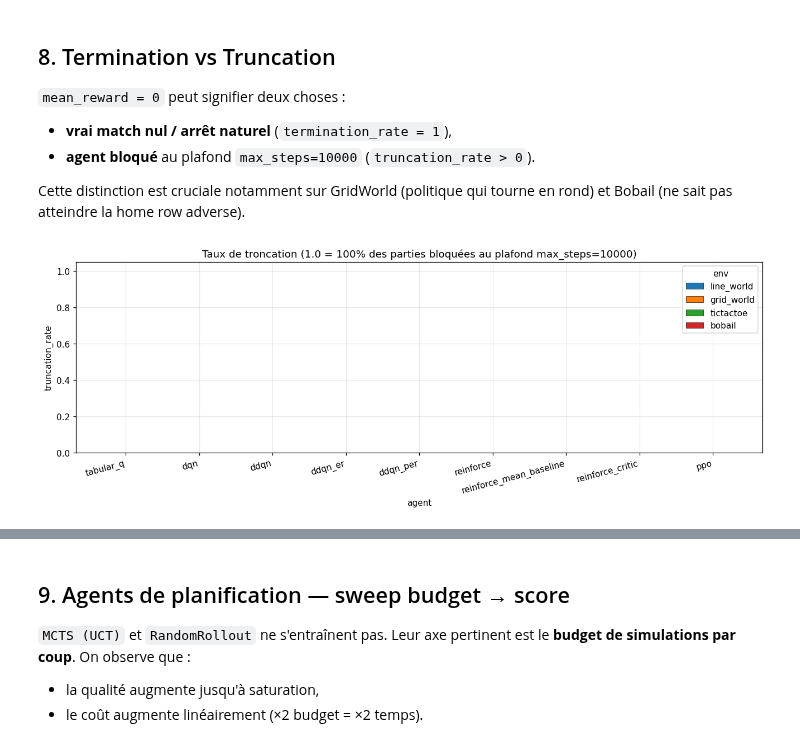
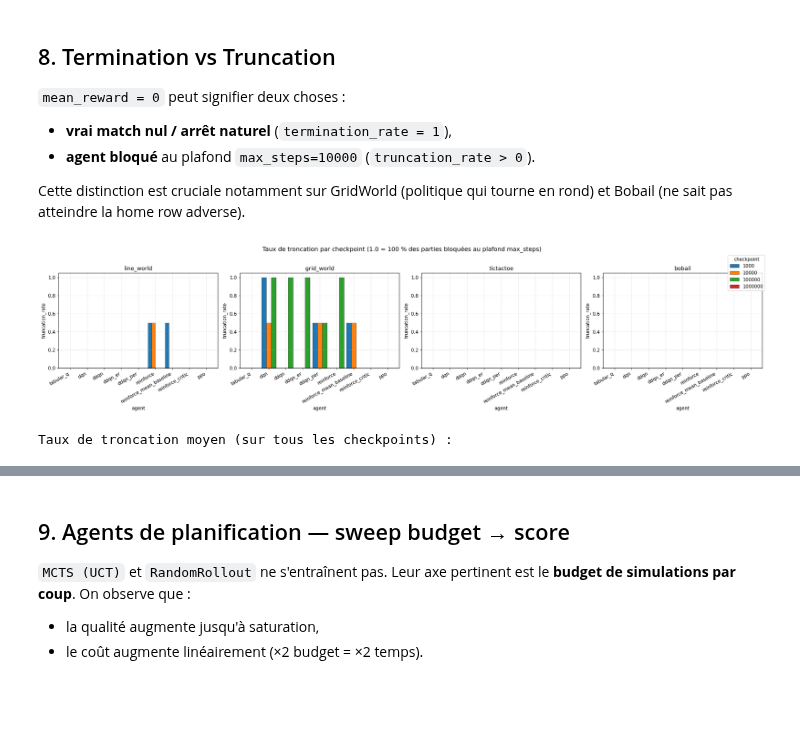
Before and after one commit to brandthn/reinforcement-learning-gameplay-esgi, a Jupyter notebook: notebooks/rapport_final.ipynb, the cells around one changed output, grey strips where cells are left out. Drawn from its saved outputs; the diff is of its cells as text; code cells hidden in the pictures; blank space fills up the shorter version.

Commit message:
eval: final-report v2 + report / env v2

```diff
--- a/notebooks/rapport_final.ipynb
+++ b/notebooks/rapport_final.ipynb
@@ -432,7 +337,8 @@ for env in [e for e in ADVERSARIAL_ENVS if e in df_eval["env"].unique()]:
         continue
     # Best per agent (sur win_rate)
     best = sub.sort_values("win_rate", ascending=False).groupby("agent", as_index=False).head(1)
-    best = best.set_index("agent").reindex([a for a in LEARNING_AGENTS if a in best.index])
+    best = best.set_index("agent")
+    best = best.reindex([a for a in LEARNING_AGENTS if a in best.index])
 
     fig, ax = plt.subplots(figsize=(10, 4.5))
     ax.bar(best.index, best["win_rate"], color="#4CAF50", label="win", edgecolor="black")
@@ -593,30 +517,58 @@ Cette distinction est cruciale notamment sur GridWorld (politique qui tourne en
 # %%
 rows = []
 for env in ENV_LIST:
-    sub = df_eval[df_eval["env"] == env].dropna(subset=["termination_rate"])
-    for agent in [a for a in LEARNING_AGENTS if a in sub["agent"].unique()]:
-        best = sub[sub["agent"] == agent].sort_values(
-            "mean_reward", ascending=False).iloc[0]
-        rows.append({"env": env, "agent": agent,
-                     "termination_rate": best["termination_rate"],
-                     "truncation_rate": 1.0 - best["termination_rate"]})
+    agg = aggregate_at_checkpoints(df_eval, env)
+    if agg.empty:
+        continue
+    agg = agg.dropna(subset=["termination_rate"])
+    for _, row in agg.iterrows():
+        rows.append({
+            "env": env,
+            "agent": row["agent"],
+            "checkpoint": int(row["checkpoint"]),
+            "truncation_rate": 1.0 - row["termination_rate"],
+        })
 
 term_df = pd.DataFrame(rows)
-pivot_trunc = term_df.pivot(index="agent", columns="env", values="truncation_rate")
-pivot_trunc = pivot_trunc.reindex(index=[a for a in LEARNING_AGENTS if a in pivot_trunc.index],
-                                   columns=[e for e in ENV_LIST if e in pivot_trunc.columns])
-fig, ax = plt.subplots(figsize=(12, 4.5))
-pivot_trunc.plot(kind="bar", ax=ax, edgecolor="black", linewidth=0.4, width=0.85)
-ax.set_ylabel("truncation_rate")
-ax.set_ylim(0, 1.05)
-ax.set_title("Taux de troncation (1.0 = 100% des parties bloquées au plafond max_steps=10000)")
-ax.grid(axis="y", alpha=0.3)
-plt.xticks(rotation=15, ha="right")
-plt.tight_layout()
-plt.show()
-display(pivot_trunc.round(3))
+if not term_df.empty:
+    n_envs = len(ENV_LIST)
+    fig, axes = plt.subplots(1, n_envs, figsize=(5.5 * n_envs, 5),
+                             squeeze=False)
+    for ax, env in zip(axes[0], ENV_LIST):
+        env_data = term_df[term_df["env"] == env]
+        pivot = env_data.pivot(index="agent", columns="checkpoint",
+                               values="truncation_rate")
+        pivot = pivot.reindex(
+            index=[a for a in LEARNING_AGENTS if a in pivot.index])
+        pivot.plot(kind="bar", ax=ax, edgecolor="black", linewidth=0.4,
+                   width=0.85, legend=False)
+        ax.set_ylabel("truncation_rate")
+        ax.set_ylim(0, 1.05)
+        ax.set_title(env)
+        ax.grid(axis="y", alpha=0.3)
+        plt.sca(ax)
+        plt.xticks(rotation=30, ha="right")
+    handles, labels = axes[0][0].get_legend_handles_labels()
+    fig.legend(handles, labels, title="checkpoint", loc="upper right",
+               bbox_to_anchor=(1.0, 0.98))
+    fig.suptitle(
+        "Taux de troncation par checkpoint "
+        "(1.0 = 100 % des parties bloquées au plafond max_steps)",
+        fontsize=13, y=1.02)
+    plt.tight_layout()
+    plt.show()
+
+    pivot_all = term_df.pivot_table(
+        index="agent", columns="env", values="truncation_rate",
+        aggfunc="mean")
+    pivot_all = pivot_all.reindex(
+        index=[a for a in LEARNING_AGENTS if a in pivot_all.index],
+        columns=[e for e in ENV_LIST if e in pivot_all.columns])
+    print("\nTaux de troncation moyen (sur tous les checkpoints) :")
+    display(pivot_all.round(3))
 # %% [output]
-[figure, old version]
+[figure, new version]
+Taux de troncation moyen (sur tous les checkpoints) :
 | env | line_world | grid_world | tictactoe | bobail |
 | agent |  |  |  |  |
 | tabular_q | 0.0000 | 0.0000 | 0.0000 | 0.0000 |
```
Also changed, not shown: parts of 11 cells of this notebook, 3 other files.
